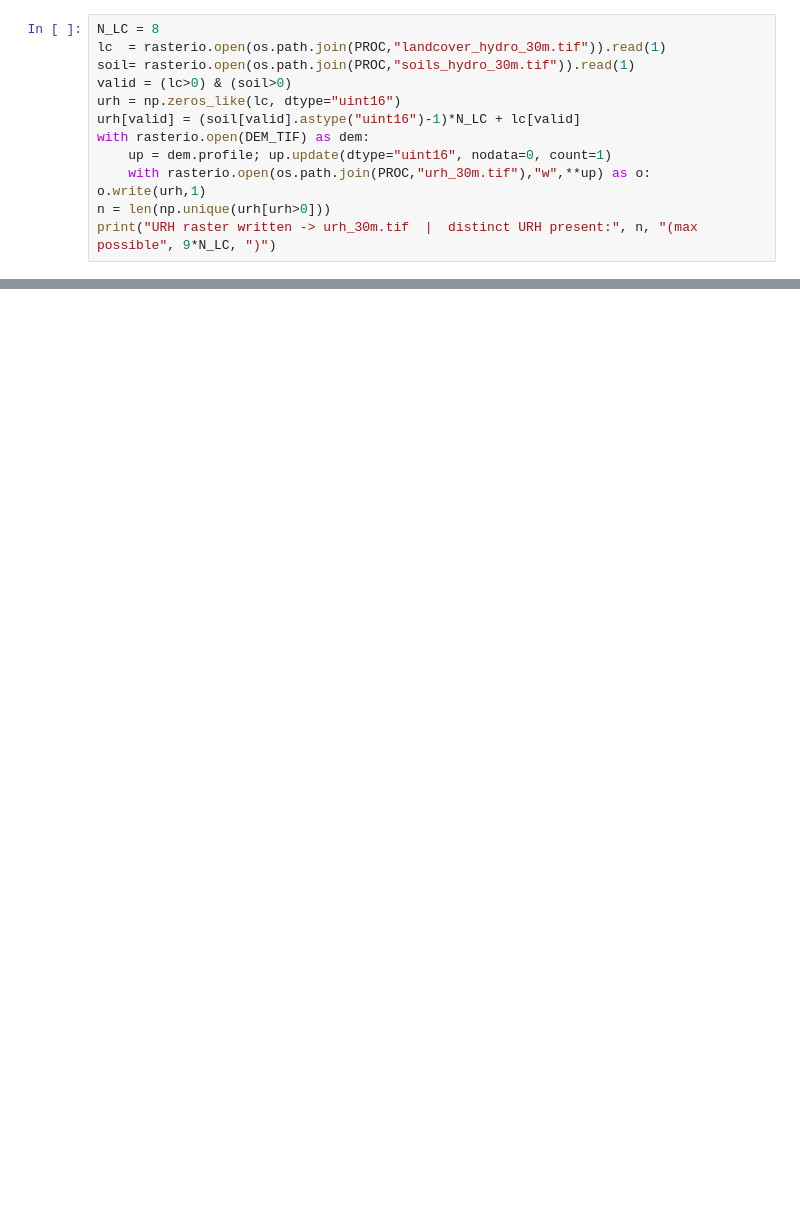
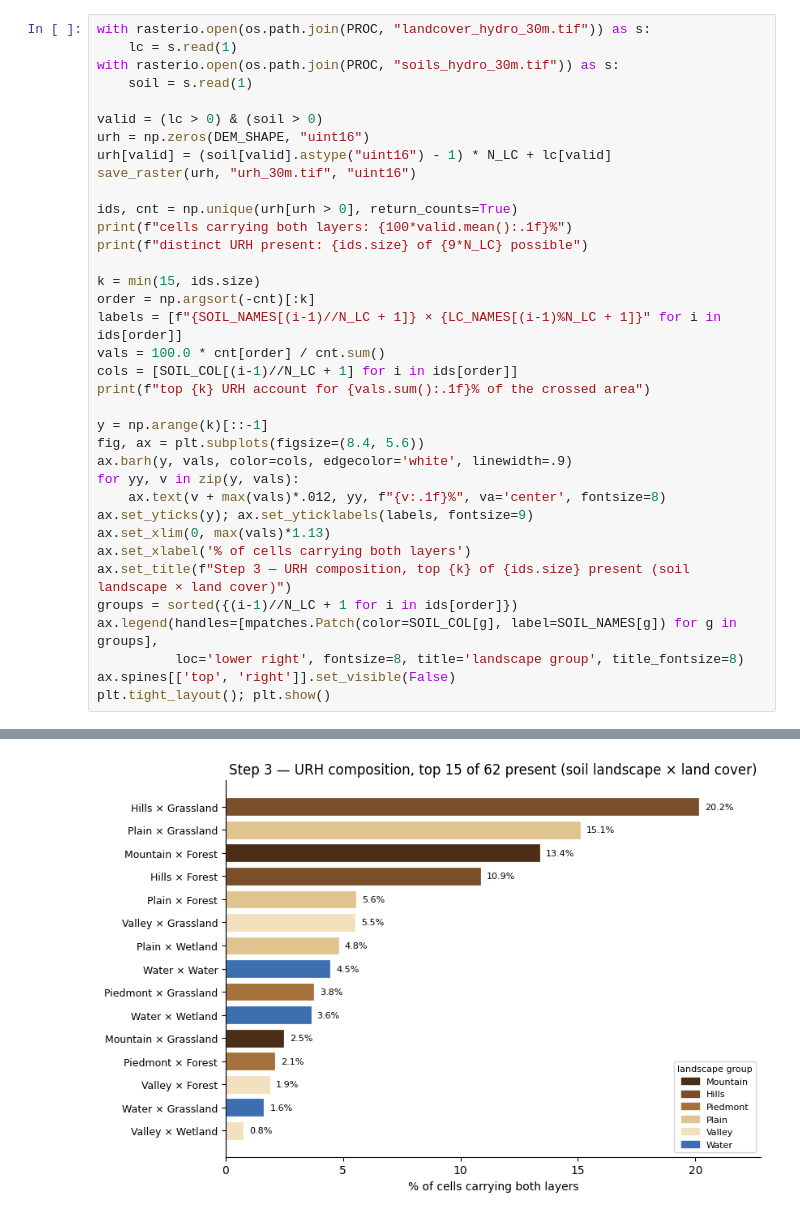
Before and after one commit to AYmANTwill/magdalena-mgb-sed, a Jupyter notebook: notebooks/05_landcover_soils_reclass.ipynb, the cells around one changed output, grey strips where cells are left out. Drawn from its saved outputs; the diff is of its cells as text; blank space fills up the shorter version.

```diff
--- a/notebooks/05_landcover_soils_reclass.ipynb
+++ b/notebooks/05_landcover_soils_reclass.ipynb
@@ -125,12 +405,37 @@ Each cell that has both a soil group and a land-cover class gets a unique URH id
 # %%
-N_LC = 8
-lc  = rasterio.open(os.path.join(PROC,"landcover_hydro_30m.tif")).read(1)
-soil= rasterio.open(os.path.join(PROC,"soils_hydro_30m.tif")).read(1)
-valid = (lc>0) & (soil>0)
-urh = np.zeros_like(lc, dtype="uint16")
-urh[valid] = (soil[valid].astype("uint16")-1)*N_LC + lc[valid]
-with rasterio.open(DEM_TIF) as dem:
-    up = dem.profile; up.update(dtype="uint16", nodata=0, count=1)
-    with rasterio.open(os.path.join(PROC,"urh_30m.tif"),"w",**up) as o: o.write(urh,1)
-n = len(np.unique(urh[urh>0]))
-print("URH raster written -> urh_30m.tif  |  distinct URH present:", n, "(max possible", 9*N_LC, ")")
+with rasterio.open(os.path.join(PROC, "landcover_hydro_30m.tif")) as s:
+    lc = s.read(1)
+with rasterio.open(os.path.join(PROC, "soils_hydro_30m.tif")) as s:
+    soil = s.read(1)
+
+valid = (lc > 0) & (soil > 0)
+urh = np.zeros(DEM_SHAPE, "uint16")
+urh[valid] = (soil[valid].astype("uint16") - 1) * N_LC + lc[valid]
+save_raster(urh, "urh_30m.tif", "uint16")
+
+ids, cnt = np.unique(urh[urh > 0], return_counts=True)
+print(f"cells carrying both layers: {100*valid.mean():.1f}%")
+print(f"distinct URH present: {ids.size} of {9*N_LC} possible")
+
+k = min(15, ids.size)
+order = np.argsort(-cnt)[:k]
+labels = [f"{SOIL_NAMES[(i-1)//N_LC + 1]} × {LC_NAMES[(i-1)%N_LC + 1]}" for i in ids[order]]
+vals = 100.0 * cnt[order] / cnt.sum()
+cols = [SOIL_COL[(i-1)//N_LC + 1] for i in ids[order]]
+print(f"top {k} URH account for {vals.sum():.1f}% of the crossed area")
+
+y = np.arange(k)[::-1]
+fig, ax = plt.subplots(figsize=(8.4, 5.6))
+ax.barh(y, vals, color=cols, edgecolor='white', linewidth=.9)
+for yy, v in zip(y, vals):
+    ax.text(v + max(vals)*.012, yy, f"{v:.1f}%", va='center', fontsize=8)
+ax.set_yticks(y); ax.set_yticklabels(labels, fontsize=9)
+ax.set_xlim(0, max(vals)*1.13)
+ax.set_xlabel('% of cells carrying both layers')
+ax.set_title(f"Step 3 — URH composition, top {k} of {ids.size} present (soil landscape × land cover)")
+groups = sorted({(i-1)//N_LC + 1 for i in ids[order]})
+ax.legend(handles=[mpatches.Patch(color=SOIL_COL[g], label=SOIL_NAMES[g]) for g in groups],
+          loc='lower right', fontsize=8, title='landscape group', title_fontsize=8)
+ax.spines[['top', 'right']].set_visible(False)
+plt.tight_layout(); plt.show()
+# %% [output]
@@ -137,3 +446,4 @@ print("URH raster written -> urh_30m.tif  |  distinct URH present:", n, "(max po
+[figure, added]
 # %% [markdown]
 ## 4. What's done, and what's next
 
```
Also changed, not shown: parts of 13 cells of this notebook, 4 other files.
